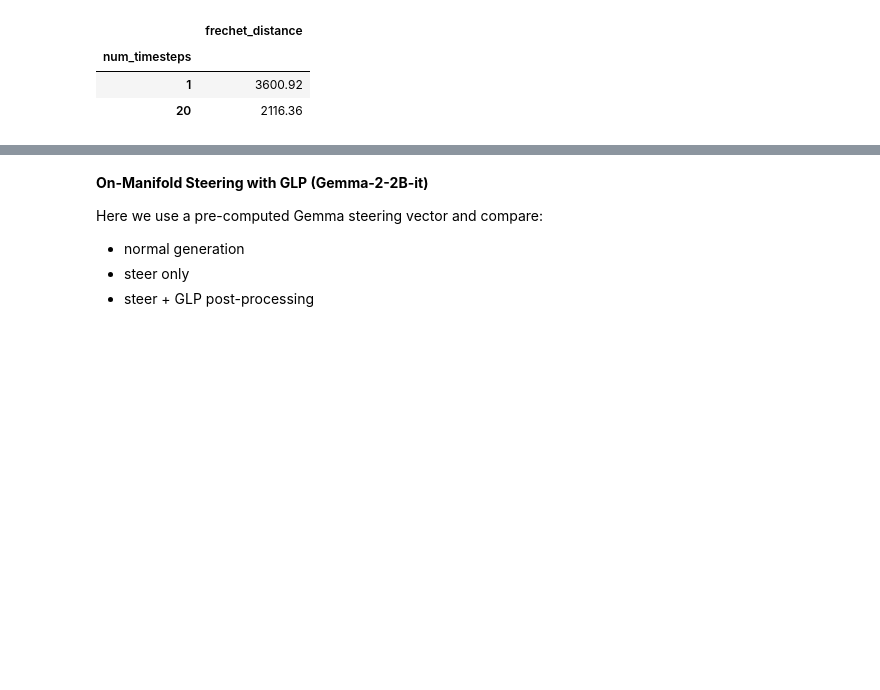
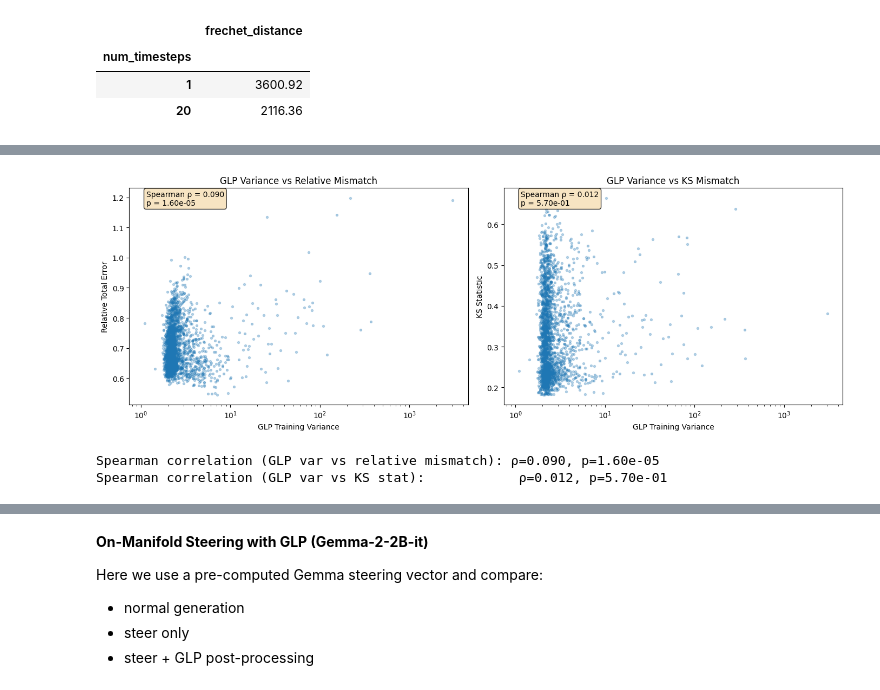
Before and after one commit to PQHSGS/GLP, a Jupyter notebook: glp_demo gemma.ipynb, the cells around one changed output, grey strips where cells are left out. Cells and saved outputs as stored; diff of their text form; code cells hidden in the pictures; blank space fills up the shorter version.

```diff
--- a/glp_demo gemma.ipynb
+++ b/glp_demo gemma.ipynb
@@ -561,0 +587,74 @@ Seeds: (0, 1, 2)
+# %%
+# ── Test 5: Per-Dimension Relative MSE (mean + variance mismatch) ──────────────
+ref_vecs = _activation_vectors(attr_ref)
+gen_vecs = _activation_vectors(attr_gen)
+
+ref_means = ref_vecs.mean(dim=0)
+gen_means = gen_vecs.mean(dim=0)
+ref_stds = ref_vecs.std(dim=0).clamp(min=1e-8)
+gen_stds = gen_vecs.std(dim=0).clamp(min=1e-8)
+
+# Relative mismatch: how far off is each dim relative to its own scale?
+rel_mean_err = ((gen_means - ref_means) / ref_stds).abs()
+rel_std_err  = ((gen_stds - ref_stds) / ref_stds).abs()
+rel_total    = rel_mean_err + rel_std_err
+
+mse_df = pd.DataFrame({
+    "dim": range(embedding_dim),
+    "ref_mean": ref_means.numpy(),
+    "gen_mean": gen_means.numpy(),
+    "ref_std": ref_stds.numpy(),
+    "gen_std": gen_stds.numpy(),
+    "rel_mean_err": rel_mean_err.numpy(),
+    "rel_std_err": rel_std_err.numpy(),
+    "rel_total_err": rel_total.numpy(),
+    "glp_var": var.cpu().numpy(),
+}).sort_values("rel_total_err", ascending=False).reset_index(drop=True)
+
+mse_df["in_top50"] = mse_df["dim"].isin(set(top_dims))
+mse_df["rank"] = range(1, len(mse_df) + 1)
+
+print("Per-Dimension Relative Mismatch (|error| / ref_σ)")
+print("=" * 60)
+
+top_20_mse = mse_df.head(20)
+n_in = top_20_mse["in_top50"].sum()
+print(f"Among 20 worst relatively-mismatched dims: {n_in}/20 are top-50 GLP-var")
+print(f"Expected by chance: {20*50/embedding_dim:.1f}/20")
+print()
+display(top_20_mse[["rank", "dim", "rel_mean_err", "rel_std_err", "rel_total_err", "glp_var", "in_top50"]].round(4))
+
+# Scatter: GLP variance vs relative mismatch
+fig, axes = plt.subplots(1, 2, figsize=(14, 5))
+
+axes[0].scatter(mse_df["glp_var"], mse_df["rel_total_err"], alpha=0.3, s=8)
+axes[0].set_xlabel("GLP Training Variance")
+axes[0].set_ylabel("Relative Total Error")
+axes[0].set_title("GLP Variance vs Relative Mismatch")
+axes[0].set_xscale("log")
+
+# Correlation
+from scipy.stats import spearmanr
+rho, pval = spearmanr(mse_df["glp_var"], mse_df["rel_total_err"])
+axes[0].annotate(f"Spearman ρ = {rho:.3f}\np = {pval:.2e}", xy=(0.05, 0.92),
+                 xycoords="axes fraction", fontsize=10,
+                 bbox=dict(boxstyle="round", fc="wheat", alpha=0.8))
+
+# KS stat vs GLP variance
+axes[1].scatter(ks_df["glp_var"], ks_df["ks_stat"], alpha=0.3, s=8)
+axes[1].set_xlabel("GLP Training Variance")
+axes[1].set_ylabel("KS Statistic")
+axes[1].set_title("GLP Variance vs KS Mismatch")
+axes[1].set_xscale("log")
+
+rho2, pval2 = spearmanr(ks_df["glp_var"], ks_df["ks_stat"])
+axes[1].annotate(f"Spearman ρ = {rho2:.3f}\np = {pval2:.2e}", xy=(0.05, 0.92),
+                 xycoords="axes fraction", fontsize=10,
+                 bbox=dict(boxstyle="round", fc="wheat", alpha=0.8))
+
+plt.tight_layout()
+plt.show()
+
+print(f"\nSpearman correlation (GLP var vs relative mismatch): ρ={rho:.3f}, p={pval:.2e}")
+print(f"Spearman correlation (GLP var vs KS stat):            ρ={rho2:.3f}, p={pval2:.2e}")
+# %% [output]
@@ -561,0 +682,3 @@ Seeds: (0, 1, 2)
+[figure, added]
+Spearman correlation (GLP var vs relative mismatch): ρ=0.090, p=1.60e-05
+Spearman correlation (GLP var vs KS stat):            ρ=0.012, p=5.70e-01
```
Also changed, not shown: parts of 18 cells of this notebook, 2 other files.
